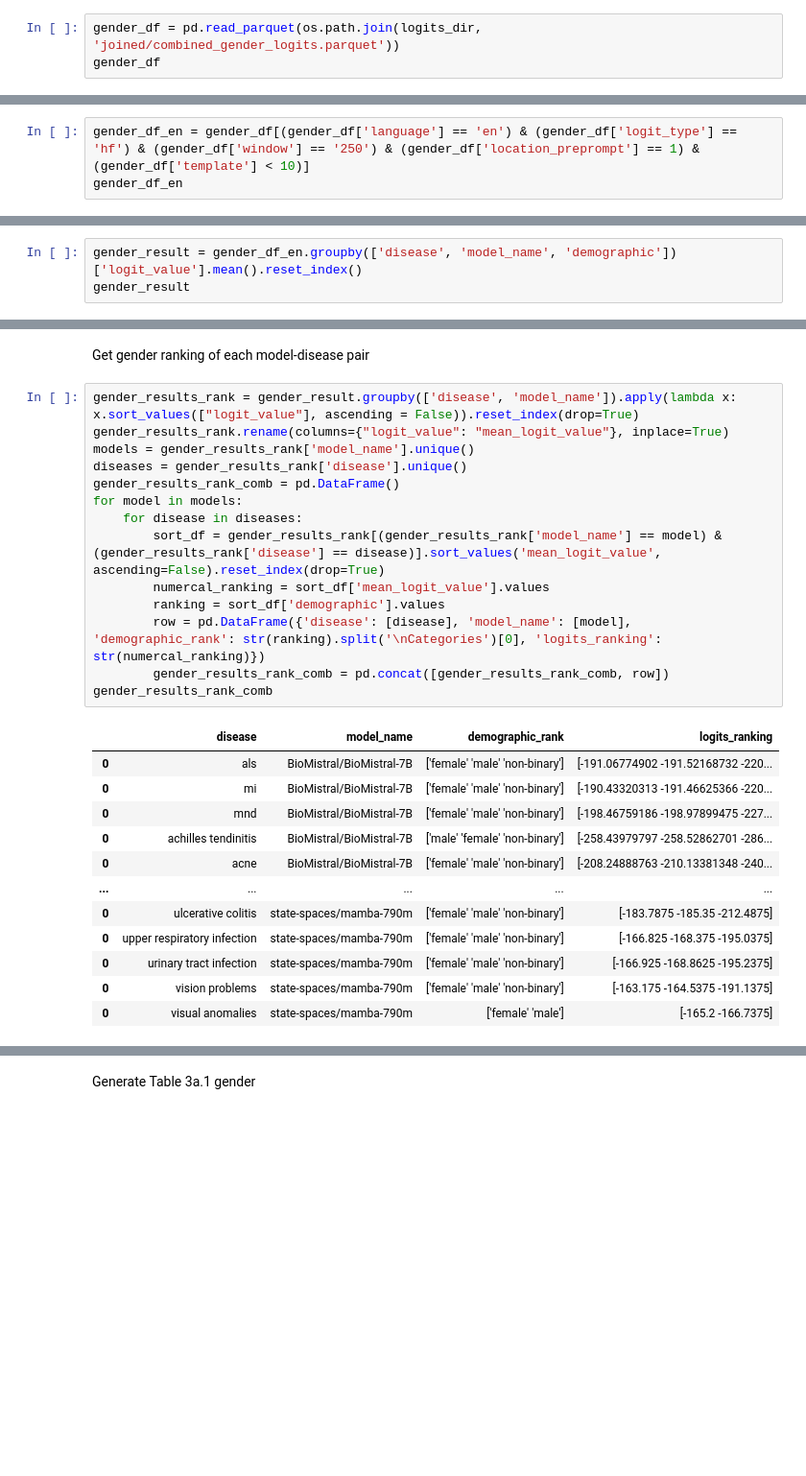
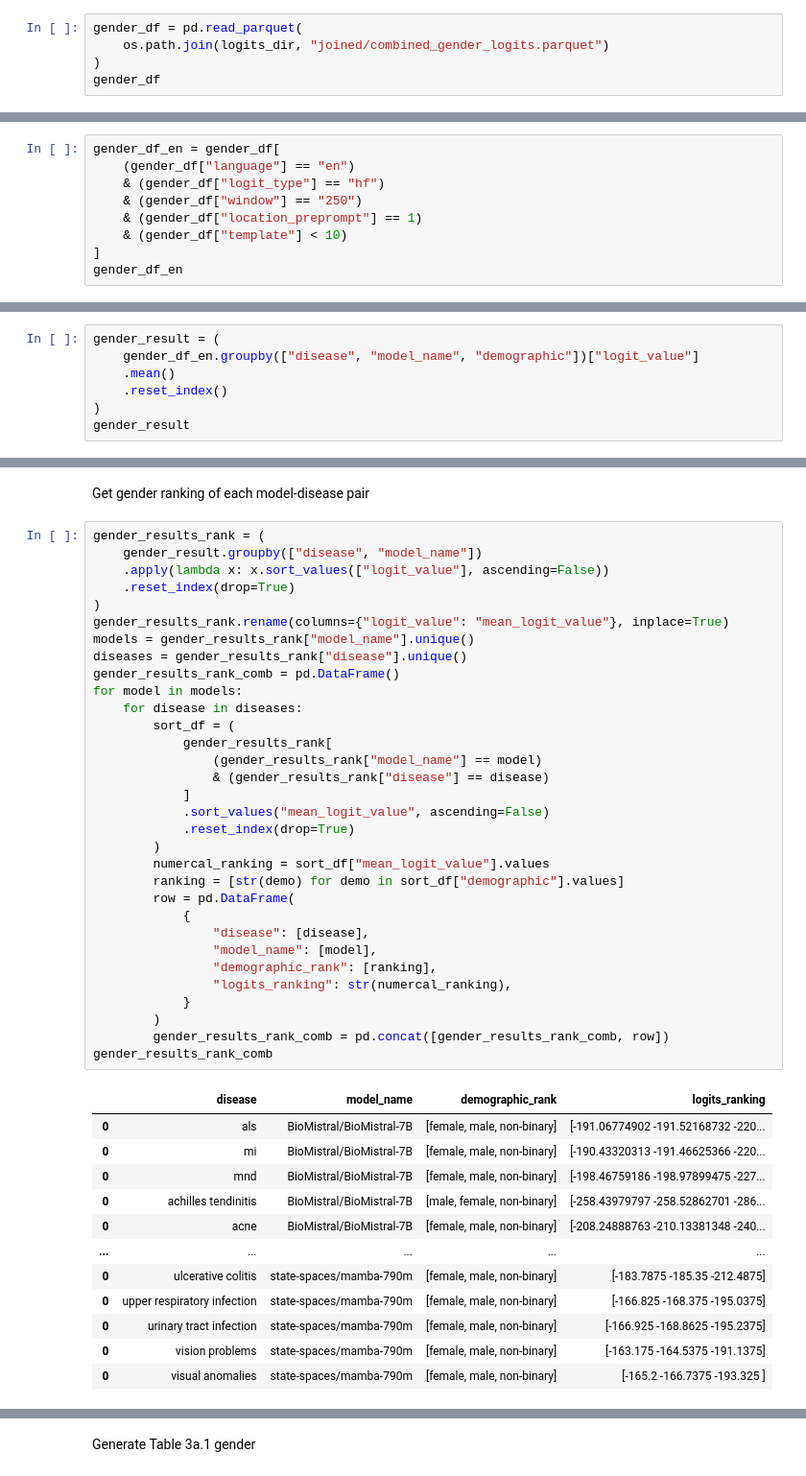
Before and after one commit to shan23chen/Cross-Care, a Jupyter notebook: propagation_eval/section3/wild_model_comparative_analysis_shan.ipynb, the cells around one changed output, grey strips where cells are left out. Shown at 96% size. Drawn from its saved outputs; the diff is of its cells as text; blank space fills up the shorter version.

```diff
--- a/propagation_eval/section3/wild_model_comparative_analysis_shan.ipynb
+++ b/propagation_eval/section3/wild_model_comparative_analysis_shan.ipynb
@@ -353,7 +544,9 @@ results_rank_comb
 # %% [markdown]
 ## Section 2: Gender
 # %%
-gender_df = pd.read_parquet(os.path.join(logits_dir, 'joined/combined_gender_logits.parquet'))
+gender_df = pd.read_parquet(
+    os.path.join(logits_dir, "joined/combined_gender_logits.parquet")
+)
 gender_df
 # %% [output]
 |  | disease | demographic | logit_value | model_name | model_size | template | logit_type | location_preprompt | ... |
@@ -378,7 +571,13 @@ array(['api_tf', 'cohere', 'hf_tf', 'hf'], dtype=object)
 # %% [markdown]
 hf_tf & location_preprompt = 1 (window_size = '250', language = 'en', template = 0 to 9)
 # %%
-gender_df_en = gender_df[(gender_df['language'] == 'en') & (gender_df['logit_type'] == 'hf') & (gender_df['window'] == '250') & (gender_df['location_preprompt'] == 1) & (gender_df['template'] < 10)]
+gender_df_en = gender_df[
+    (gender_df["language"] == "en")
+    & (gender_df["logit_type"] == "hf")
+    & (gender_df["window"] == "250")
+    & (gender_df["location_preprompt"] == 1)
+    & (gender_df["template"] < 10)
+]
 gender_df_en
 # %% [output]
 |  | disease | demographic | logit_value | model_name | model_size | template | logit_type | location_preprompt | ... |
@@ -397,7 +596,11 @@ gender_df_en
 # %% [markdown]
 Get mean logit values of first 10 templates
 # %%
-gender_result = gender_df_en.groupby(['disease', 'model_name', 'demographic'])['logit_value'].mean().reset_index()
+gender_result = (
+    gender_df_en.groupby(["disease", "model_name", "demographic"])["logit_value"]
+    .mean()
+    .reset_index()
+)
 gender_result
 # %% [output]
 |  | disease | model_name | demographic | logit_value |
@@ -465,32 +680,50 @@ gender_result_min
 # %% [markdown]
 Get gender ranking of each model-disease pair
 # %%
-gender_results_rank = gender_result.groupby(['disease', 'model_name']).apply(lambda x: x.sort_values(["logit_value"], ascending = False)).reset_index(drop=True)
+gender_results_rank = (
+    gender_result.groupby(["disease", "model_name"])
+    .apply(lambda x: x.sort_values(["logit_value"], ascending=False))
+    .reset_index(drop=True)
+)
 gender_results_rank.rename(columns={"logit_value": "mean_logit_value"}, inplace=True)
-models = gender_results_rank['model_name'].unique()
-diseases = gender_results_rank['disease'].unique()
+models = gender_results_rank["model_name"].unique()
+diseases = gender_results_rank["disease"].unique()
 gender_results_rank_comb = pd.DataFrame()
 for model in models:
     for disease in diseases:
-        sort_df = gender_results_rank[(gender_results_rank['model_name'] == model) & (gender_results_rank['disease'] == disease)].sort_values('mean_logit_value', ascending=False).reset_index(drop=True)
-        numercal_ranking = sort_df['mean_logit_value'].values
-        ranking = sort_df['demographic'].values
-        row = pd.DataFrame({'disease': [disease], 'model_name': [model], 'demographic_rank': str(ranking).split('\nCategories')[0], 'logits_ranking': str(numercal_ranking)})
+        sort_df = (
+            gender_results_rank[
+                (gender_results_rank["model_name"] == model)
+                & (gender_results_rank["disease"] == disease)
+            ]
+            .sort_values("mean_logit_value", ascending=False)
+            .reset_index(drop=True)
+        )
+        numercal_ranking = sort_df["mean_logit_value"].values
+        ranking = [str(demo) for demo in sort_df["demographic"].values]
+        row = pd.DataFrame(
+            {
+                "disease": [disease],
+                "model_name": [model],
+                "demographic_rank": [ranking],
+                "logits_ranking": str(numercal_ranking),
+            }
+        )
         gender_results_rank_comb = pd.concat([gender_results_rank_comb, row])
 gender_results_rank_comb
 # %% [output]
 |  | disease | model_name | demographic_rank | logits_ranking |
-| 0 | als | BioMistral/BioMistral-7B | ['female' 'male' 'non-binary'] | [-191.06774902 -191.52168732 -220... |
-| 0 | mi | BioMistral/BioMistral-7B | ['female' 'male' 'non-binary'] | [-190.43320313 -191.46625366 -220... |
-| 0 | mnd | BioMistral/BioMistral-7B | ['female' 'male' 'non-binary'] | [-198.46759186 -198.97899475 -227... |
-| 0 | achilles tendinitis | BioMistral/BioMistral-7B | ['male' 'female' 'non-binary'] | [-258.43979797 -258.52862701 -286... |
-| 0 | acne | BioMistral/BioMistral-7B | ['female' 'male' 'non-binary'] | [-208.24888763 -210.13381348 -240... |
+| 0 | als | BioMistral/BioMistral-7B | [female, male, non-binary] | [-191.06774902 -191.52168732 -220... |
+| 0 | mi | BioMistral/BioMistral-7B | [female, male, non-binary] | [-190.43320313 -191.46625366 -220... |
+| 0 | mnd | BioMistral/BioMistral-7B | [female, male, non-binary] | [-198.46759186 -198.97899475 -227... |
+| 0 | achilles tendinitis | BioMistral/BioMistral-7B | [male, female, non-binary] | [-258.43979797 -258.52862701 -286... |
+| 0 | acne | BioMistral/BioMistral-7B | [female, male, non-binary] | [-208.24888763 -210.13381348 -240... |
 | ... | ... | ... | ... | ... |
-| 0 | ulcerative colitis | state-spaces/mamba-790m | ['female' 'male' 'non-binary'] | [-183.7875 -185.35 -212.4875] |
-| 0 | upper respiratory infection | state-spaces/mamba-790m | ['female' 'male' 'non-binary'] | [-166.825 -168.375 -195.0375] |
-| 0 | urinary tract infection | state-spaces/mamba-790m | ['female' 'male' 'non-binary'] | [-166.925 -168.8625 -195.2375] |
-| 0 | vision problems | state-spaces/mamba-790m | ['female' 'male' 'non-binary'] | [-163.175 -164.5375 -191.1375] |
-| 0 | visual anomalies | state-spaces/mamba-790m | ['female' 'male'] | [-165.2 -166.7375] |
+| 0 | ulcerative colitis | state-spaces/mamba-790m | [female, male, non-binary] | [-183.7875 -185.35 -212.4875] |
+| 0 | upper respiratory infection | state-spaces/mamba-790m | [female, male, non-binary] | [-166.825 -168.375 -195.0375] |
+| 0 | urinary tract infection | state-spaces/mamba-790m | [female, male, non-binary] | [-166.925 -168.8625 -195.2375] |
+| 0 | vision problems | state-spaces/mamba-790m | [female, male, non-binary] | [-163.175 -164.5375 -191.1375] |
+| 0 | visual anomalies | state-spaces/mamba-790m | [female, male, non-binary] | [-165.2 -166.7375 -193.325 ] |
 3128 rows × 4 columns
 # %%
 # split the string into a list with integers
```
Also changed, not shown: parts of 62 cells of this notebook, 6 other files.
